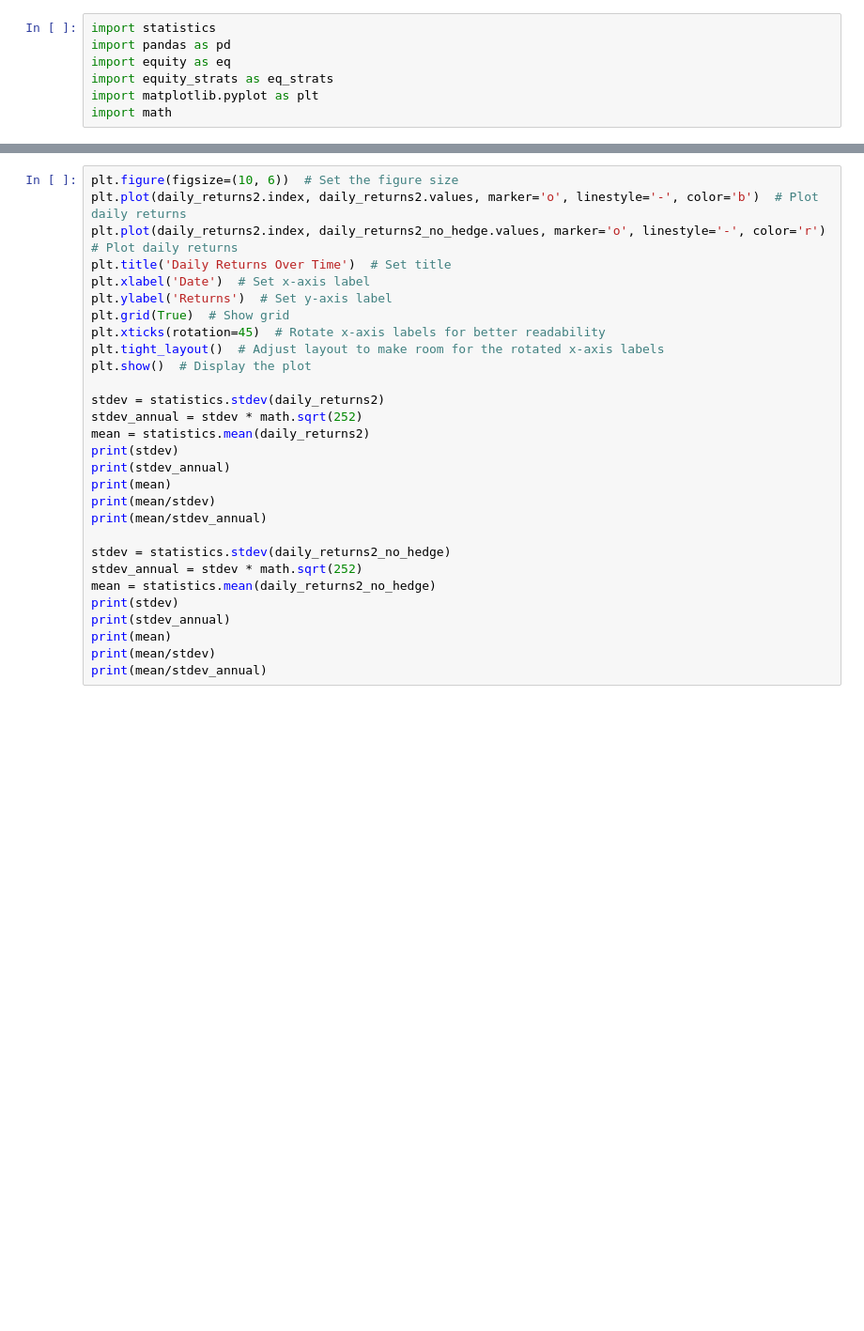
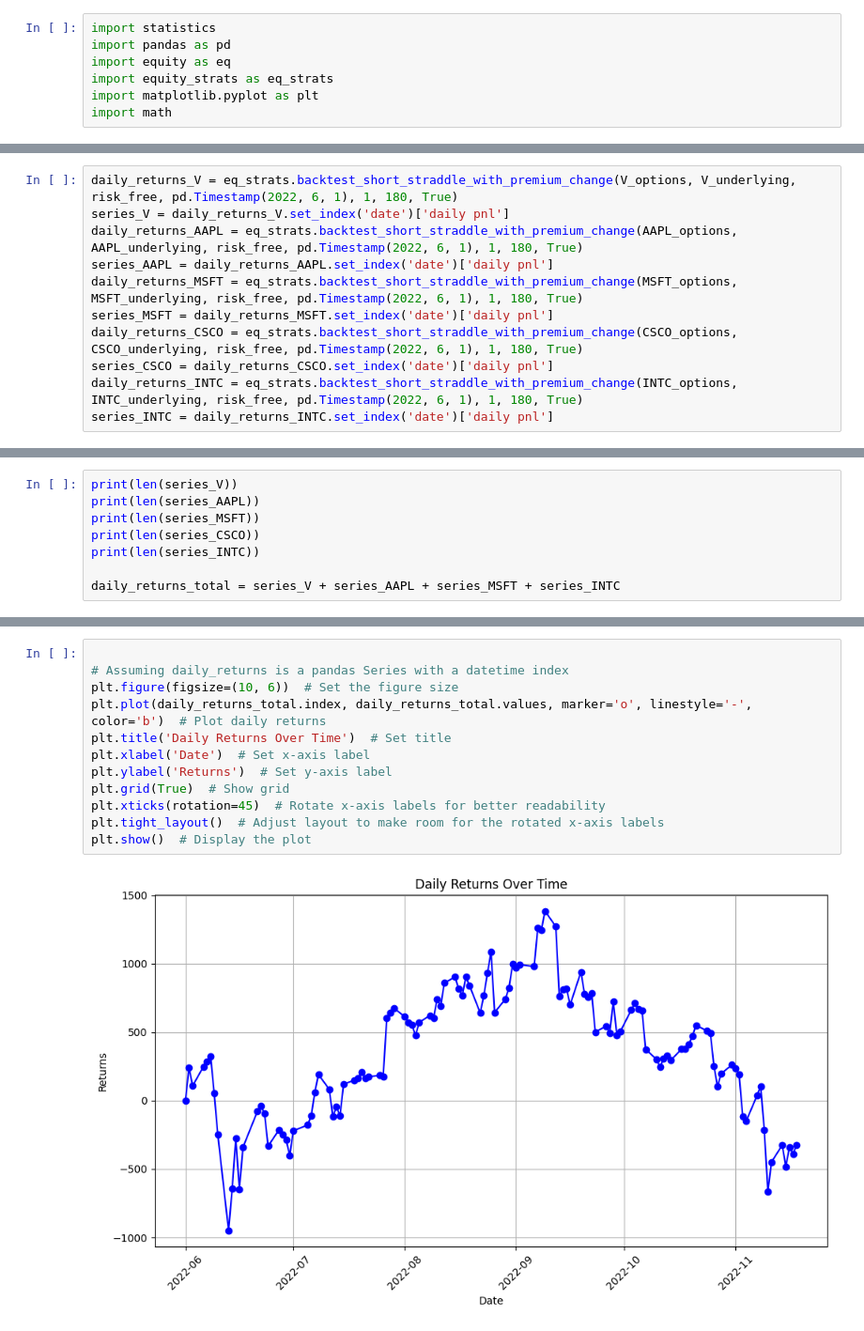
Before and after one commit to MehmetETiryaki/equitymarkets-project, a Jupyter notebook: test.ipynb, the cells around one changed output, grey strips where cells are left out. Shown at 94% size. Cells and saved outputs as stored; diff of their text form; blank space fills up the shorter version.

Commit message:
Short straddle working

```diff
--- a/test.ipynb
+++ b/test.ipynb
@@ -85,0 +56,11 @@ end_date2 = daily_returns2.index[-1]
+# %%
+daily_returns_V = eq_strats.backtest_short_straddle_with_premium_change(V_options, V_underlying, risk_free, pd.Timestamp(2022, 6, 1), 1, 180, True)
+series_V = daily_returns_V.set_index('date')['daily pnl']
+daily_returns_AAPL = eq_strats.backtest_short_straddle_with_premium_change(AAPL_options, AAPL_underlying, risk_free, pd.Timestamp(2022, 6, 1), 1, 180, True)
+series_AAPL = daily_returns_AAPL.set_index('date')['daily pnl']
+daily_returns_MSFT = eq_strats.backtest_short_straddle_with_premium_change(MSFT_options, MSFT_underlying, risk_free, pd.Timestamp(2022, 6, 1), 1, 180, True)
+series_MSFT = daily_returns_MSFT.set_index('date')['daily pnl']
+daily_returns_CSCO = eq_strats.backtest_short_straddle_with_premium_change(CSCO_options, CSCO_underlying, risk_free, pd.Timestamp(2022, 6, 1), 1, 180, True)
+series_CSCO = daily_returns_CSCO.set_index('date')['daily pnl']
+daily_returns_INTC = eq_strats.backtest_short_straddle_with_premium_change(INTC_options, INTC_underlying, risk_free, pd.Timestamp(2022, 6, 1), 1, 180, True)
+series_INTC = daily_returns_INTC.set_index('date')['daily pnl']
@@ -85,0 +85,8 @@ end_date2 = daily_returns2.index[-1]
+# %%
+print(len(series_V))
+print(len(series_AAPL))
+print(len(series_MSFT))
+print(len(series_CSCO))
+print(len(series_INTC))
+
+daily_returns_total = series_V + series_AAPL + series_MSFT + series_INTC
@@ -86,29 +99,14 @@ end_date2 = daily_returns2.index[-1]
 # %%
+
+# Assuming daily_returns is a pandas Series with a datetime index
 plt.figure(figsize=(10, 6))  # Set the figure size
-plt.plot(daily_returns2.index, daily_returns2.values, marker='o', linestyle='-', color='b')  # Plot daily returns
-plt.plot(daily_returns2.index, daily_returns2_no_hedge.values, marker='o', linestyle='-', color='r')  # Plot daily returns
+plt.plot(daily_returns_total.index, daily_returns_total.values, marker='o', linestyle='-', color='b')  # Plot daily returns
 plt.title('Daily Returns Over Time')  # Set title
 plt.xlabel('Date')  # Set x-axis label
 plt.ylabel('Returns')  # Set y-axis label
 plt.grid(True)  # Show grid
 plt.xticks(rotation=45)  # Rotate x-axis labels for better readability
 plt.tight_layout()  # Adjust layout to make room for the rotated x-axis labels
 plt.show()  # Display the plot
-
-stdev = statistics.stdev(daily_returns2)
-stdev_annual = stdev * math.sqrt(252)
-mean = statistics.mean(daily_returns2)
-print(stdev)
-print(stdev_annual)
-print(mean)
-print(mean/stdev)
-print(mean/stdev_annual)
-
-stdev = statistics.stdev(daily_returns2_no_hedge)
-stdev_annual = stdev * math.sqrt(252)
-mean = statistics.mean(daily_returns2_no_hedge)
-print(stdev)
-print(stdev_annual)
-print(mean)
-print(mean/stdev)
-print(mean/stdev_annual)
+# %% [output]
+[figure, added]
```
Also changed, not shown: parts of 18 cells of this notebook, 2 other files.
